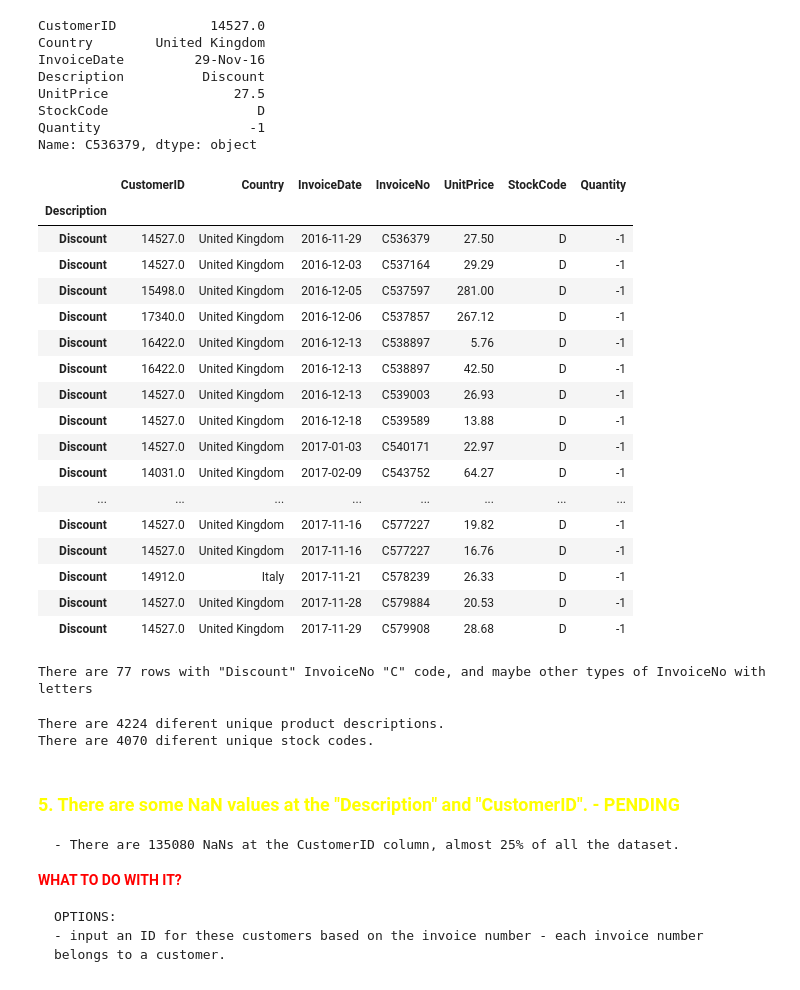
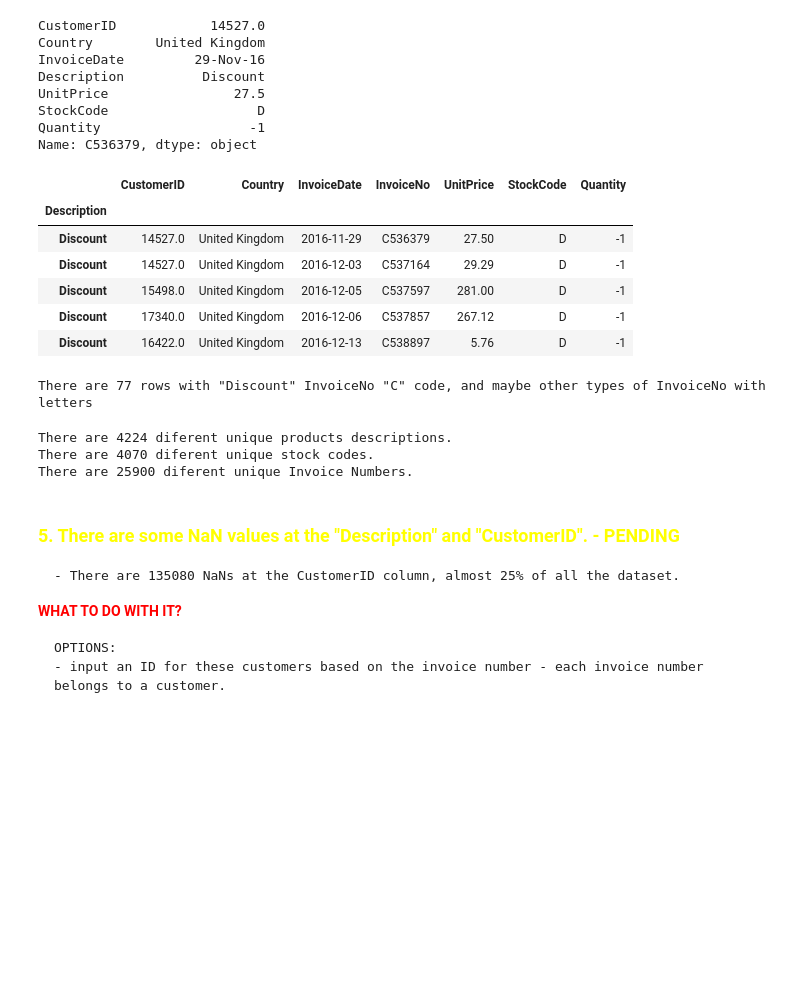
Before and after one commit to felipedmnq/PA05-Insiders-Program, a Jupyter notebook: PA05_initial_NB.ipynb, the cells around one changed output. Drawn from its saved outputs; the diff is of its cells as text; code cells hidden in the pictures; blank space fills up the shorter version.

```diff
--- a/PA05_initial_NB.ipynb
+++ b/PA05_initial_NB.ipynb
@@ -216,26 +226,15 @@ StockCode                   D
 Quantity                   -1
 Name: C536379, dtype: object
 # %%
-df_init_2.set_index('Description').loc['Discount']
+df_init_2.set_index('Description').loc['Discount'].head()
 # %% [output]
 |  | CustomerID | Country | InvoiceDate | InvoiceNo | UnitPrice | StockCode | Quantity |
 | Description |  |  |  |  |  |  |  |
 | Discount | 14527.0 | United Kingdom | 2016-11-29 | C536379 | 27.50 | D | -1 |
 | Discount | 14527.0 | United Kingdom | 2016-12-03 | C537164 | 29.29 | D | -1 |
 | Discount | 15498.0 | United Kingdom | 2016-12-05 | C537597 | 281.00 | D | -1 |
 | Discount | 17340.0 | United Kingdom | 2016-12-06 | C537857 | 267.12 | D | -1 |
 | Discount | 16422.0 | United Kingdom | 2016-12-13 | C538897 | 5.76 | D | -1 |
-| Discount | 16422.0 | United Kingdom | 2016-12-13 | C538897 | 42.50 | D | -1 |
-| Discount | 14527.0 | United Kingdom | 2016-12-13 | C539003 | 26.93 | D | -1 |
-| Discount | 14527.0 | United Kingdom | 2016-12-18 | C539589 | 13.88 | D | -1 |
-| Discount | 14527.0 | United Kingdom | 2017-01-03 | C540171 | 22.97 | D | -1 |
-| Discount | 14031.0 | United Kingdom | 2017-02-09 | C543752 | 64.27 | D | -1 |
-| ... | ... | ... | ... | ... | ... | ... | ... |
-| Discount | 14527.0 | United Kingdom | 2017-11-16 | C577227 | 19.82 | D | -1 |
-| Discount | 14527.0 | United Kingdom | 2017-11-16 | C577227 | 16.76 | D | -1 |
-| Discount | 14912.0 | Italy | 2017-11-21 | C578239 | 26.33 | D | -1 |
-| Discount | 14527.0 | United Kingdom | 2017-11-28 | C579884 | 20.53 | D | -1 |
-| Discount | 14527.0 | United Kingdom | 2017-11-29 | C579908 | 28.68 | D | -1 |
 # %%
 print(f'There are {len(df_init_2.set_index("Description").loc["Discount"])} rows with "Discount" InvoiceNo "C" code, and maybe other types of InvoiceNo with letters')
 # %% [output]
@@ -243,9 +242,11 @@ There are 77 rows with "Discount" InvoiceNo "C" code, and maybe other types of I
 # %%
 print(f'There are {len(df_init_2["Description"].unique())} diferent unique products descriptions.')
 print(f'There are {len(df_init_2["StockCode"].unique())} diferent unique stock codes.')
+print(f'There are {len(df_init_2["InvoiceNo"].unique())} diferent unique Invoice Numbers.')
 # %% [output]
-There are 4224 diferent unique product descriptions.
+There are 4224 diferent unique products descriptions.
 There are 4070 diferent unique stock codes.
+There are 25900 diferent unique Invoice Numbers.
 # %% [markdown]
 ### <span style="color:yellow">5. There are some NaN values at the "Description" and "CustomerID".<span> - PENDING
 
```
Also changed, not shown: parts of 5 cells of this notebook.
